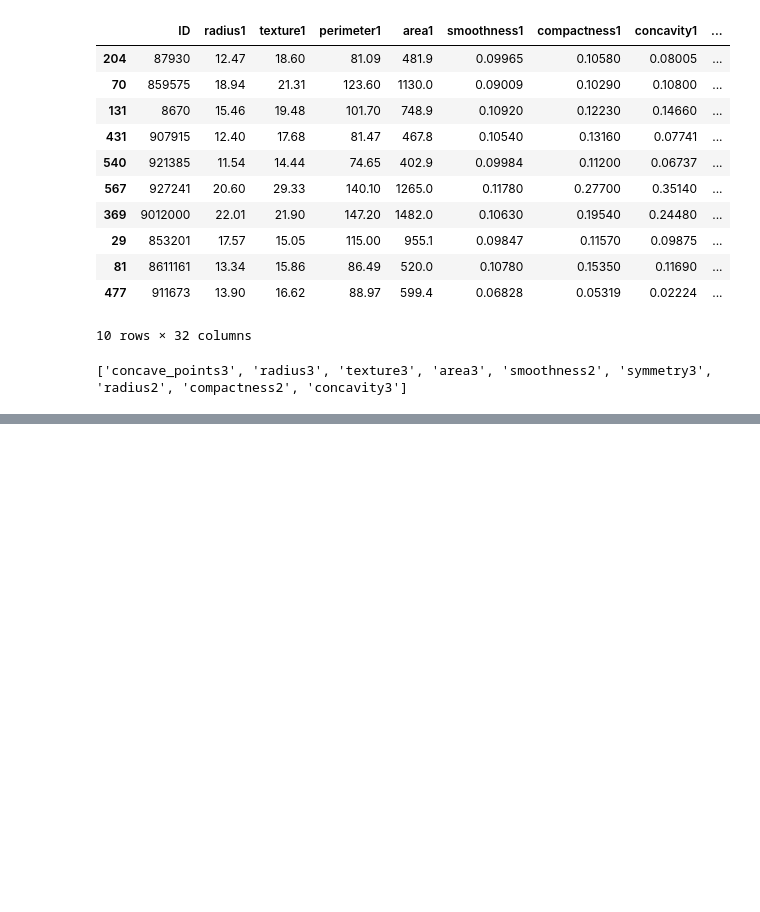
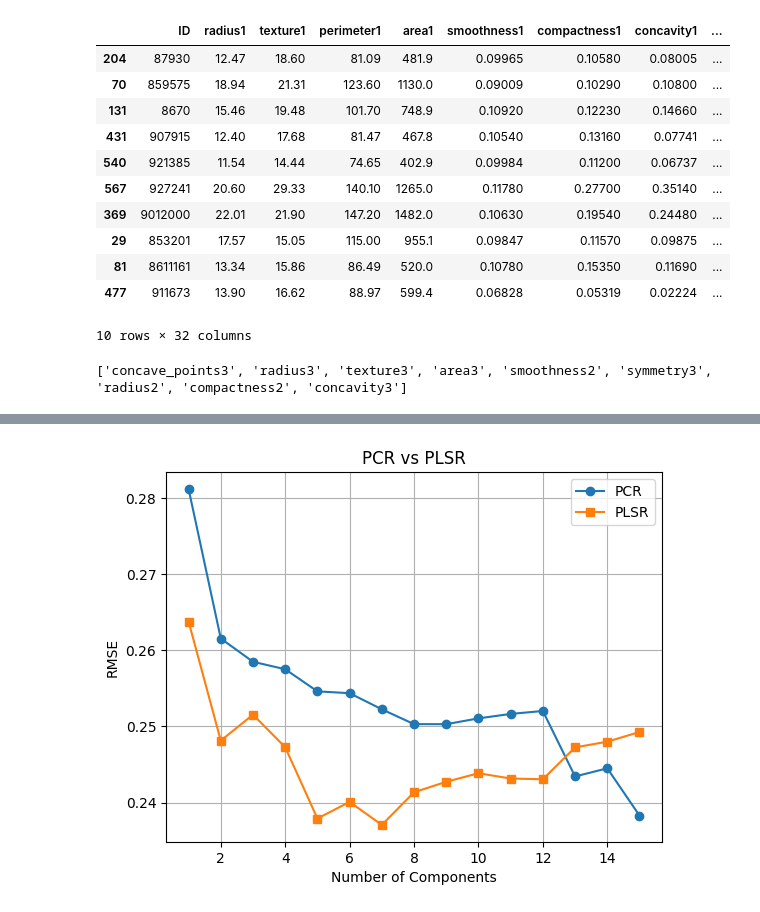
Before and after one commit to Jbaner/OMDSModC_Capstone_Project, a Jupyter notebook: OMDS_ModC_Week3_Banerjee_Jayeeta.ipynb, the cells around one changed output, grey strips where cells are left out. Cells and saved outputs as stored; diff of their text form; code cells hidden in the pictures; blank space fills up the shorter version.

```diff
--- a/OMDS_ModC_Week3_Banerjee_Jayeeta.ipynb
+++ b/OMDS_ModC_Week3_Banerjee_Jayeeta.ipynb
@@ -62,6 +62,7 @@ print(selected_features)
 #Fit linear model
 model_forward = LinearRegression()
 model_forward.fit(X_train[selected_features], y_train)
+y_pred_forward = model_forward.predict(X_test[selected_features])
 # %% [output]
 ['concave_points3', 'radius3', 'texture3', 'area3', 'smoothness2', 'symmetry3', 'radius2', 'compactness2', 'concavity3']
 # %%
@@ -179,0 +175,36 @@ print(
+# %%
+#PCR vs PLSR RMSE vs Components Plot
+#PCR
+rmse_pcr = []
+for n in range(1,16):
+  pca = PCA(n_components=n)
+  X_train_pca = pca.fit_transform(X_train_scaled)
+  X_test_pca = pca.transform(X_test_scaled)
+  model = LinearRegression()
+  model.fit(X_train_pca, y_train)
+  y_pred = model.predict(X_test_pca)
+  rmse = np.sqrt(mean_squared_error(y_test, y_pred))
+  rmse_pcr.append(rmse)
+
+#PLSR
+rmse_plsr = []
+for n in range(1,16):
+  pls = PLSRegression(n_components=n)
+  pls.fit(X_train_scaled, y_train)
+  y_pred = pls.predict(X_test_scaled).ravel()
+  rmse = np.sqrt(mean_squared_error(y_test, y_pred))
+  rmse_plsr.append(rmse)
+
+
+#plot the data
+components = range(1,16)
+plt.plot(components, rmse_pcr, marker = 'o')
+plt.plot(components, rmse_plsr, marker='s')
+plt.xlabel("Number of Components")
+plt.ylabel("RMSE")
+plt.title("PCR vs PLSR")
+plt.legend(["PCR", "PLSR"])
+plt.grid(True)
+plt.show()
+# %% [output]
+[figure, added]
```
Also changed, not shown: parts of 7 cells of this notebook.
